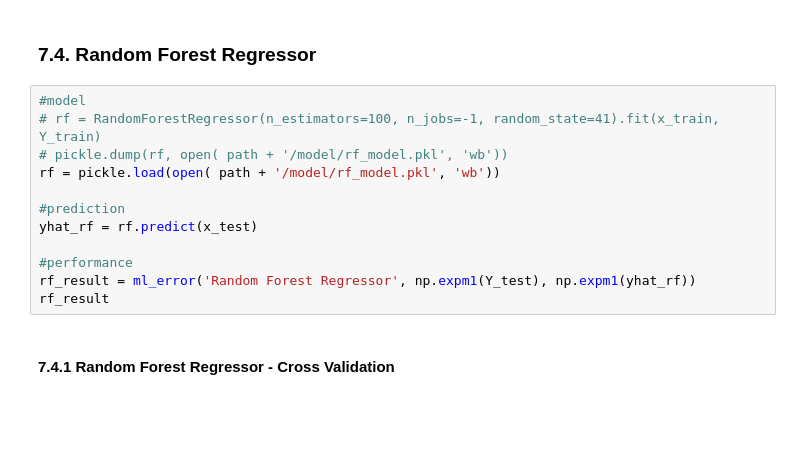
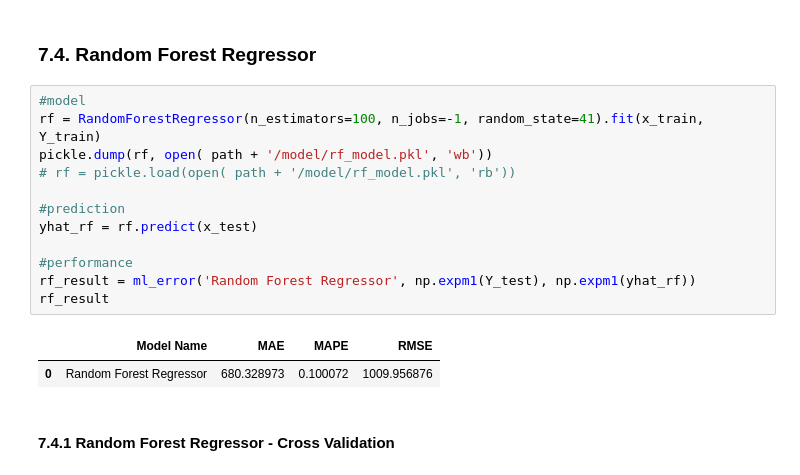
Before and after one commit to heitorfe/rossman-sales-predict, a Jupyter notebook: rossmann-sales-predict.ipynb, the cells around one changed output. Saved outputs shown, nothing was run; the diff lists cells and outputs as text; blank space fills up the shorter version.

```diff
--- a/rossmann-sales-predict.ipynb
+++ b/rossmann-sales-predict.ipynb
@@ -1021,16 +1020,19 @@ lrr_result_cv
 ### 7.4. Random Forest Regressor
 # %%
 #model
-# rf = RandomForestRegressor(n_estimators=100, n_jobs=-1, random_state=41).fit(x_train, Y_train)
-# pickle.dump(rf, open( path + '/model/rf_model.pkl', 'wb'))
-rf = pickle.load(open( path + '/model/rf_model.pkl', 'wb'))
+rf = RandomForestRegressor(n_estimators=100, n_jobs=-1, random_state=41).fit(x_train, Y_train)
+pickle.dump(rf, open( path + '/model/rf_model.pkl', 'wb'))
+# rf = pickle.load(open( path + '/model/rf_model.pkl', 'rb'))
 
 #prediction
 yhat_rf = rf.predict(x_test)
 
 #performance
 rf_result = ml_error('Random Forest Regressor', np.expm1(Y_test), np.expm1(yhat_rf))
 rf_result
+# %% [output]
+|  | Model Name | MAE | MAPE | RMSE |
+| 0 | Random Forest Regressor | 680.328973 | 0.100072 | 1009.956876 |
 # %% [markdown]
 #### 7.4.1 Random Forest Regressor - Cross Validation
 # %%
```
Also changed, not shown: parts of 36 cells of this notebook.
